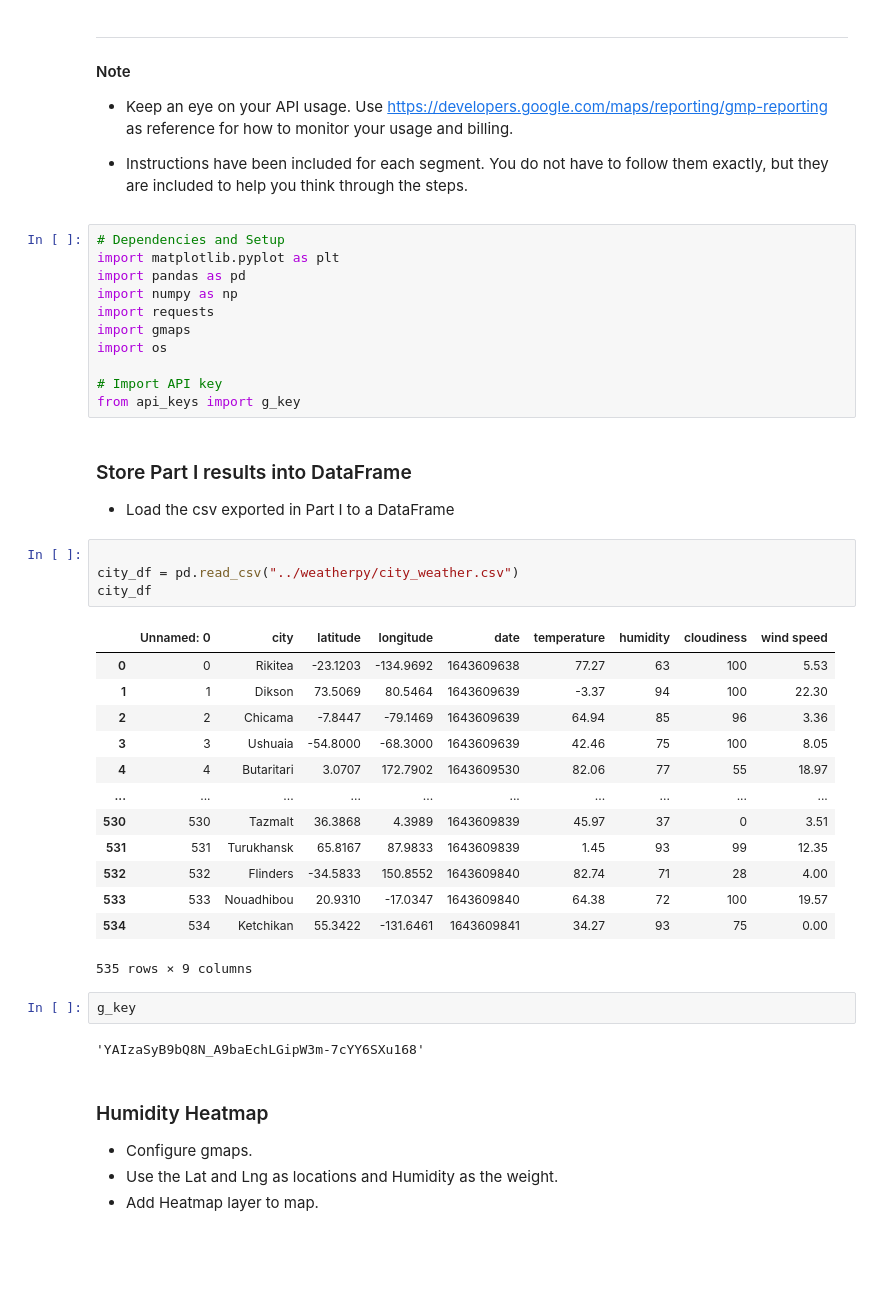
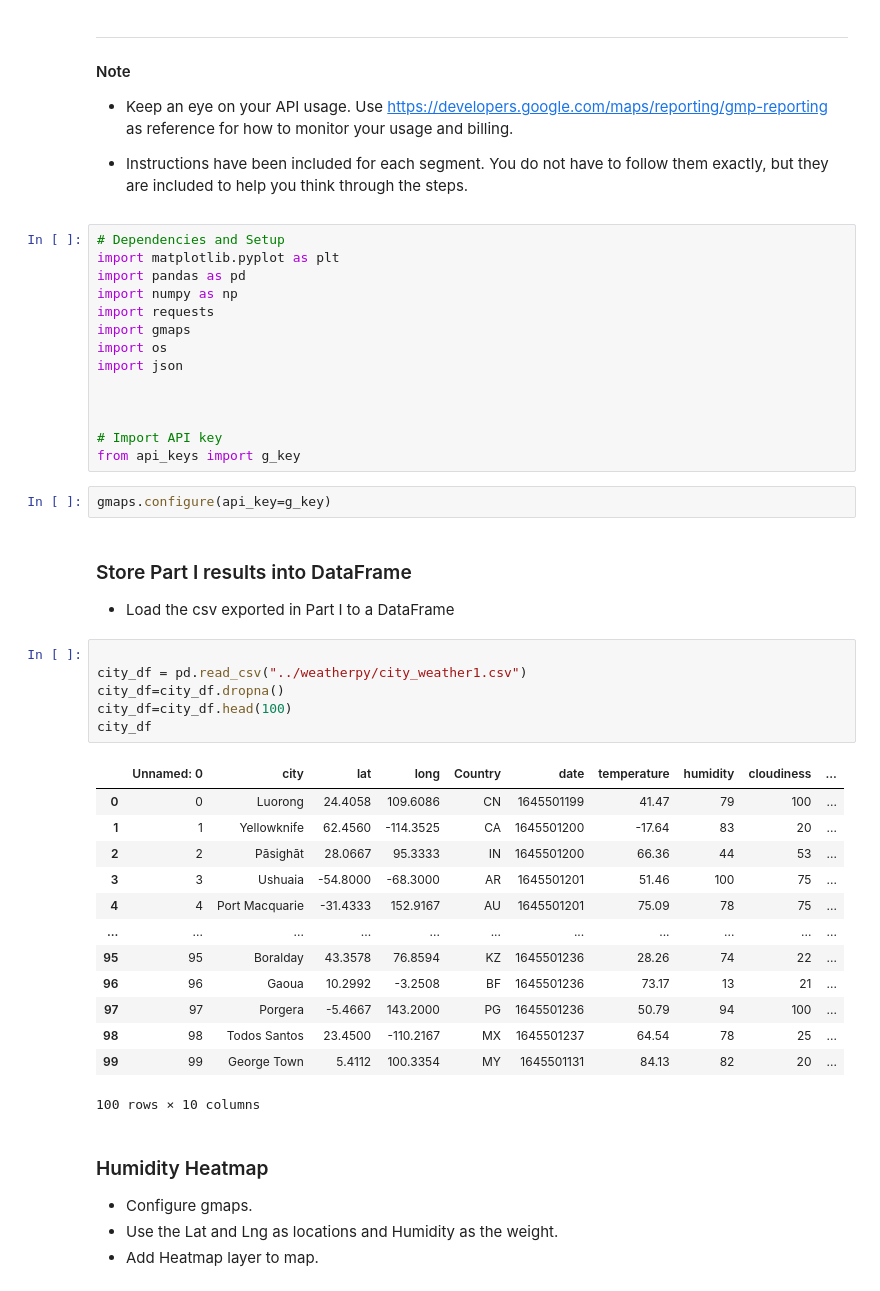
Before and after one commit to s1237120/python-api-challenge, a Jupyter notebook: vactionpy/VacationPy.ipynb, the cells around one changed output. Saved outputs shown, nothing was run; the diff lists cells and outputs as text; blank space fills up the shorter version.

```diff
--- a/vactionpy/VacationPy.ipynb
+++ b/vactionpy/VacationPy.ipynb
@@ -14,34 +14,37 @@ import numpy as np
 import requests
 import gmaps
 import os
+import json
+
+
 
 # Import API key
 from api_keys import g_key
+# %%
+gmaps.configure(api_key=g_key)
 # %% [markdown]
 ### Store Part I results into DataFrame
 * Load the csv exported in Part I to a DataFrame
 # %%
 
-city_df = pd.read_csv("../weatherpy/city_weather.csv")
+city_df = pd.read_csv("../weatherpy/city_weather1.csv")
+city_df=city_df.dropna()
+city_df=city_df.head(100)
 city_df
 # %% [output]
-|  | Unnamed: 0 | city | latitude | longitude | date | temperature | humidity | cloudiness | wind speed |
-| 0 | 0 | Rikitea | -23.1203 | -134.9692 | 1643609638 | 77.27 | 63 | 100 | 5.53 |
-| 1 | 1 | Dikson | 73.5069 | 80.5464 | 1643609639 | -3.37 | 94 | 100 | 22.30 |
-| 2 | 2 | Chicama | -7.8447 | -79.1469 | 1643609639 | 64.94 | 85 | 96 | 3.36 |
-| 3 | 3 | Ushuaia | -54.8000 | -68.3000 | 1643609639 | 42.46 | 75 | 100 | 8.05 |
-| 4 | 4 | Butaritari | 3.0707 | 172.7902 | 1643609530 | 82.06 | 77 | 55 | 18.97 |
-| ... | ... | ... | ... | ... | ... | ... | ... | ... | ... |
-| 530 | 530 | Tazmalt | 36.3868 | 4.3989 | 1643609839 | 45.97 | 37 | 0 | 3.51 |
-| 531 | 531 | Turukhansk | 65.8167 | 87.9833 | 1643609839 | 1.45 | 93 | 99 | 12.35 |
-| 532 | 532 | Flinders | -34.5833 | 150.8552 | 1643609840 | 82.74 | 71 | 28 | 4.00 |
-| 533 | 533 | Nouadhibou | 20.9310 | -17.0347 | 1643609840 | 64.38 | 72 | 100 | 19.57 |
-| 534 | 534 | Ketchikan | 55.3422 | -131.6461 | 1643609841 | 34.27 | 93 | 75 | 0.00 |
+|  | Unnamed: 0 | city | lat | long | Country | date | temperature | humidity | cloudiness | ... |
+| 0 | 0 | Luorong | 24.4058 | 109.6086 | CN | 1645501199 | 41.47 | 79 | 100 | ... |
+| 1 | 1 | Yellowknife | 62.4560 | -114.3525 | CA | 1645501200 | -17.64 | 83 | 20 | ... |
+| 2 | 2 | Pāsighāt | 28.0667 | 95.3333 | IN | 1645501200 | 66.36 | 44 | 53 | ... |
+| 3 | 3 | Ushuaia | -54.8000 | -68.3000 | AR | 1645501201 | 51.46 | 100 | 75 | ... |
+| 4 | 4 | Port Macquarie | -31.4333 | 152.9167 | AU | 1645501201 | 75.09 | 78 | 75 | ... |
+| ... | ... | ... | ... | ... | ... | ... | ... | ... | ... | ... |
+| 95 | 95 | Boralday | 43.3578 | 76.8594 | KZ | 1645501236 | 28.26 | 74 | 22 | ... |
+| 96 | 96 | Gaoua | 10.2992 | -3.2508 | BF | 1645501236 | 73.17 | 13 | 21 | ... |
+| 97 | 97 | Porgera | -5.4667 | 143.2000 | PG | 1645501236 | 50.79 | 94 | 100 | ... |
+| 98 | 98 | Todos Santos | 23.4500 | -110.2167 | MX | 1645501237 | 64.54 | 78 | 25 | ... |
+| 99 | 99 | George Town | 5.4112 | 100.3354 | MY | 1645501131 | 84.13 | 82 | 20 | ... |
-535 rows × 9 columns
+100 rows × 10 columns
-# %%
-g_key
-# %% [output]
-'YAIzaSyB9bQ8N_A9baEchLGipW3m-7cYY6SXu168'
 # %% [markdown]
 ### Humidity Heatmap
 * Configure gmaps.
```
Also changed, not shown: parts of 8 cells of this notebook, 4 other files.
